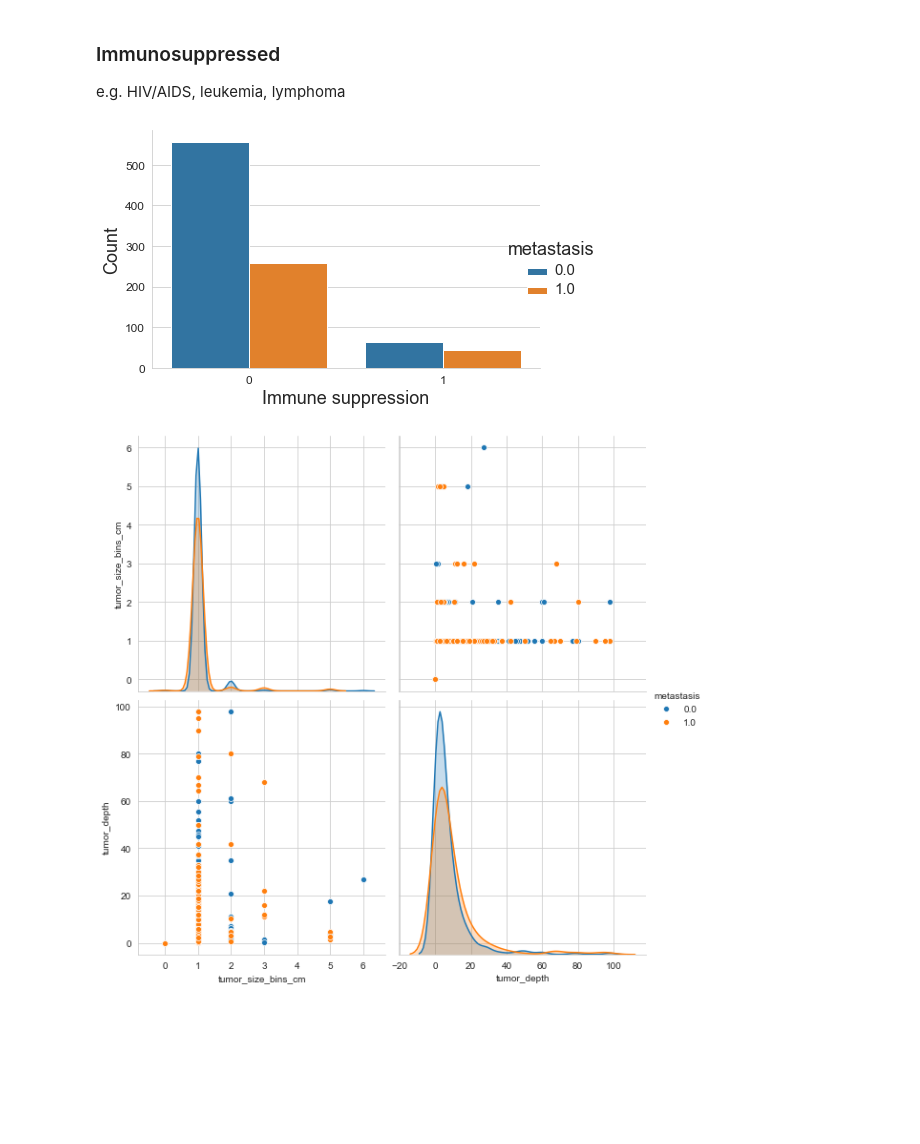
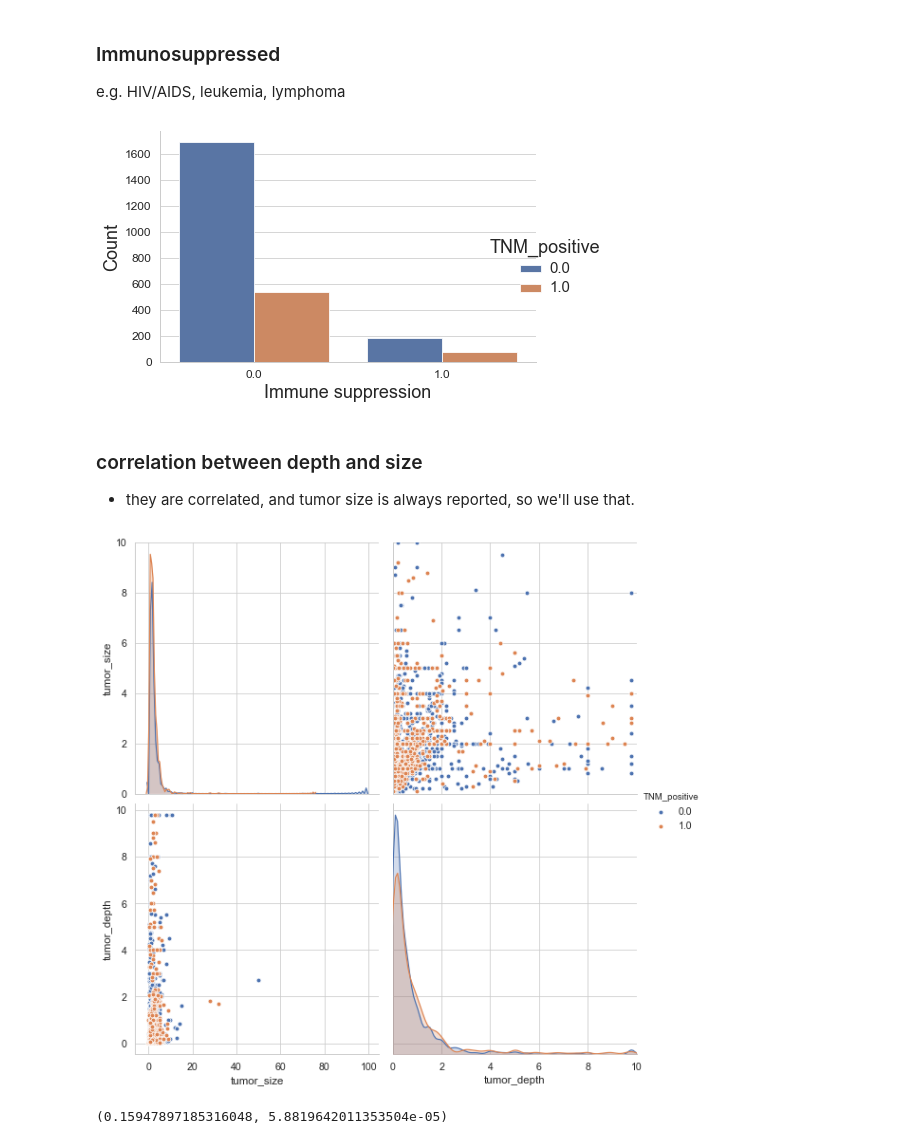
Before and after one commit to mvantieghem/mcc_metastasis, a Jupyter notebook: notebooks/02_exploring_data.ipynb, the cells around one changed output. Cells and saved outputs as stored; diff of their text form; code cells hidden in the pictures; blank space fills up the shorter version.

```diff
--- a/notebooks/02_exploring_data.ipynb
+++ b/notebooks/02_exploring_data.ipynb
@@ -23,0 +22,7 @@ df = pd.read_csv("../data/cleaned/NCDB_cleaned_N924.csv")
+# %%
+df = pd.read_csv("../data/cleaned/NCDB_cleaned_all_cases.csv")
+# select only features for analysis
+df = df[['metastasis', 'TNM_positive', 'AGE', 'tumor_size', 'tumor_depth', 'tumor_site', 'SEX',
+               'tumor_lymphocytes', 'lymph_vasc_invasion', 'immuno_suppressed']]
+df_complete = df.dropna(axis = 0)
+df.head()
@@ -92,9 +174,6 @@ plt.savefig('../figures/age_and_mets.png', bbox_inches = 'tight')
 # %%
-# how to change labels...
-df['Sex'] = df.SEX.apply(lambda x: 'Male' if x == 1 else 'Female').astype('category')
-
 g= sns.catplot(data = df,  x = "Sex", kind = "count",
-                     hue = "metastasis", height = 6)
+                     hue = "TNM_positive", height = 6)
 plt.xlabel("", size =  20)
 plt.ylabel ("Count",  size = 18)
 plt.xticks(fontsize = 15)
@@ -102,5 +181,5 @@ plt.yticks(fontsize = 15)
 plt.title("Sex in NCDB", size = 20)
 plt.setp(g._legend.get_title(), fontsize = 18)
 plt.setp(g._legend.get_texts(), fontsize = 15)
-plt.savefig('../figures/sex_and_mets.png', bbox_inches = 'tight')
+plt.savefig('../figures/sex_and_TNM_positive.png', bbox_inches = 'tight')
 # %% [output]
@@ -143,19 +218,29 @@ plt.savefig('../figures/tumor_lymph_vasc_invasion.png', bbox_inches = 'tight')
 e.g. HIV/AIDS, leukemia, lymphoma
 # %%
 g= sns.catplot(data = df,  x = "immuno_suppressed", kind = "count",
-                     hue = "metastasis", height = 4, aspect = 1.5)
+                     hue = "TNM_positive", height = 4, aspect = 1.5)
 plt.xlabel("Immune suppression", size = 18)
 plt.ylabel ("Count",  size = 18)
 plt.xticks(fontsize = 12)
 plt.yticks(fontsize = 12)
 plt.setp(g._legend.get_title(), fontsize = 18)
 plt.setp(g._legend.get_texts(), fontsize = 15)
-plt.savefig('../figures/immuno_suppression.png', bbox_inches = 'tight')
+plt.savefig('../figures/immuno_suppression_TNM_positive.png', bbox_inches = 'tight')
 # %% [output]
-[figure, old version]
+[figure, new version]
+# %% [markdown]
+### correlation between depth and size
+- they are correlated, and tumor size is always reported, so we'll use that.
 # %%
-g = sns.pairplot(data = df[['tumor_size_bins_cm', 'tumor_depth', 'metastasis']],
-             hue = "metastasis",  height = 4)
-plt.savefig('../figures/tumor_size_vs_depth.png', bbox_inches = 'tight')
+g = sns.pairplot(data = df[['tumor_size', 'tumor_depth', 'TNM_positive']],
+             hue = "TNM_positive",  height = 4)
+plt.xlim(0, 10)
+plt.ylim(0, 10)
+plt.savefig('../figures/tumor_size_vs_dept_TNM_positive.png', bbox_inches = 'tight')
 # %% [output]
-[figure, old version]
+[figure, new version]
+# %%
+from scipy.stats import pearsonr
+pearsonr(df_complete.tumor_size, df_complete.tumor_depth)
+# %% [output]
+(0.15947897185316048, 5.8819642011353504e-05)
```
Also changed, not shown: parts of 20 cells of this notebook, 40 other files.
